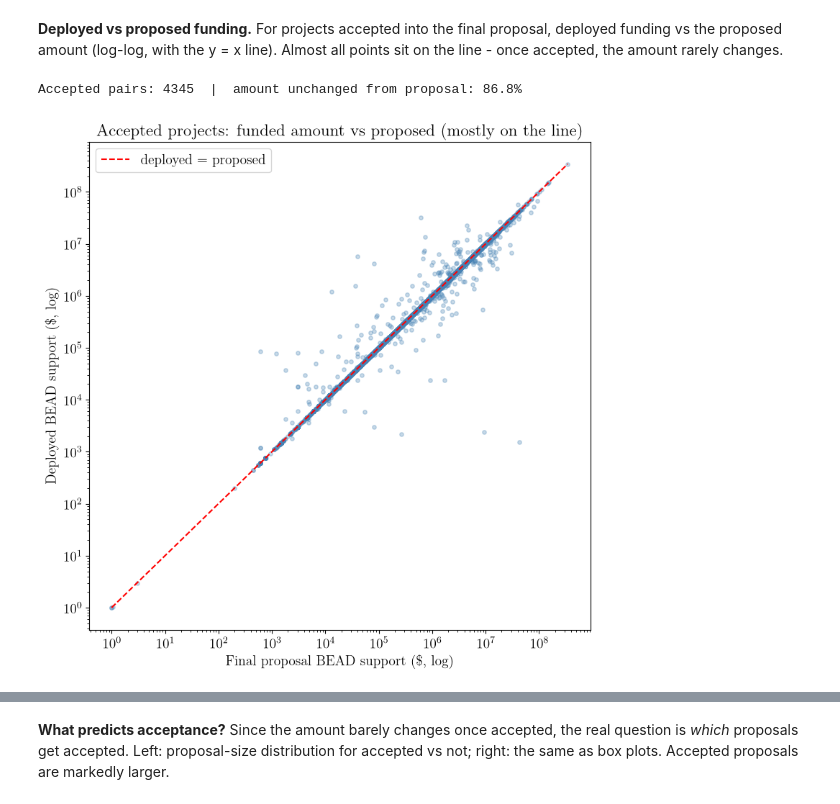
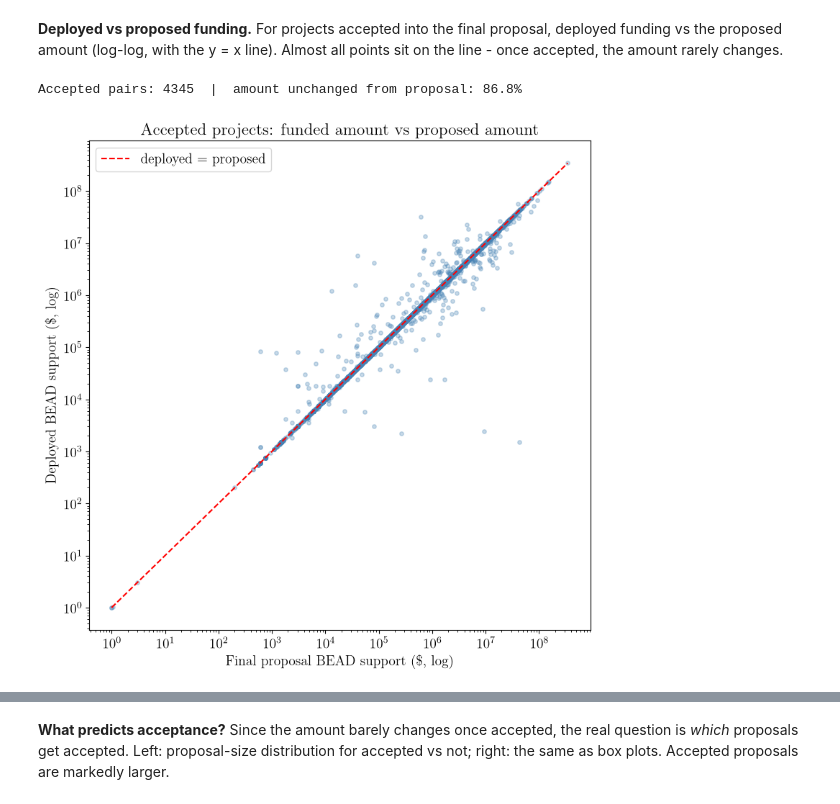
Before and after one commit to yusunnyf/bead_funding_predictor, a Jupyter notebook: eda/bead_eda.ipynb, the cells around one changed output, grey strips where cells are left out. Saved outputs shown, nothing was run; the diff lists cells and outputs as text; code cells hidden in the pictures.

```diff
--- a/eda/bead_eda.ipynb
+++ b/eda/bead_eda.ipynb
@@ -476,26 +557,28 @@ alloted_df = df_project.merge(df_deployed, on='project_id', how='left')
 **Deployed vs proposed funding.** For projects accepted into the final proposal, deployed funding vs the proposed amount (log-log, with the y = x line). Almost all points sit on the line - once accepted, the amount rarely changes.
 # %%
 # Among ACCEPTED (deployed) projects: does the funded amount differ from the proposal?
+# Viz 9
 pair = alloted_df.dropna(subset=['deployed_project_bead_support']).copy()
 pair = pair[(pair['final_proposal_bead_support'] > 0) &
             (pair['deployed_project_bead_support'] > 0)]
 unchanged = (pair['final_proposal_bead_support'] == pair['deployed_project_bead_support']).mean()
 print(f"Accepted pairs: {len(pair)}  |  amount unchanged from proposal: {unchanged:.1%}")
 
 x = pair['final_proposal_bead_support']
 y = pair['deployed_project_bead_support']
 
 plt.figure(figsize=(8, 8))
 plt.scatter(x, y, alpha=0.3, s=15, color='steelblue')
 lims = [min(x.min(), y.min()), max(x.max(), y.max())]
 plt.plot(lims, lims, 'r--', label='deployed = proposed')
 plt.xscale('log'); plt.yscale('log')
 plt.xlabel(r'Final proposal BEAD support (\$, log)')
 plt.ylabel(r'Deployed BEAD support (\$, log)')
-plt.title('Accepted projects: funded amount vs proposed (mostly on the line)')
+plt.title('Accepted projects: funded amount vs proposed amount')
 plt.legend()
 plt.tight_layout()
+plt.savefig('plots/viz_9_funded_vs_proposed.png', dpi=600, bbox_inches='tight')
 plt.show()
 # %% [output]
 Accepted pairs: 4345  |  amount unchanged from proposal: 86.8%
-[figure, old version]
+[figure, new version]
```
Also changed, not shown: parts of 25 cells of this notebook, 26 other files.
